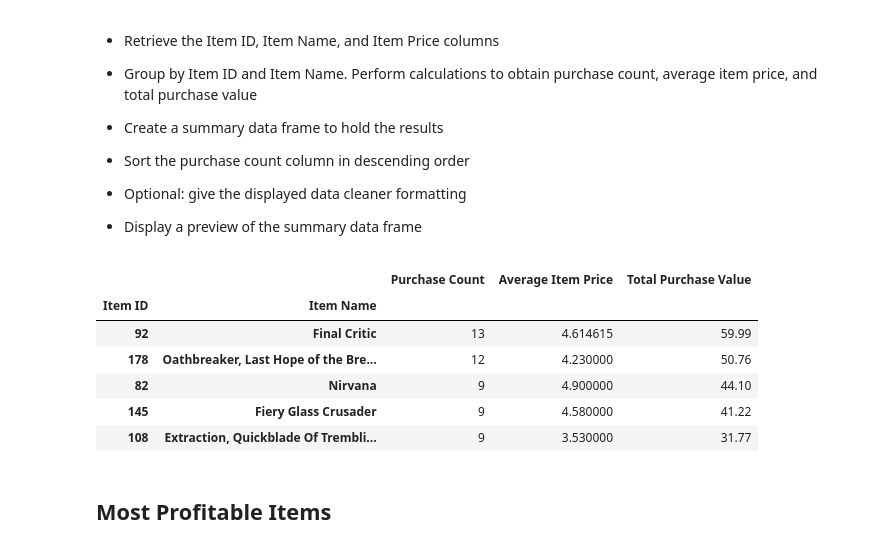
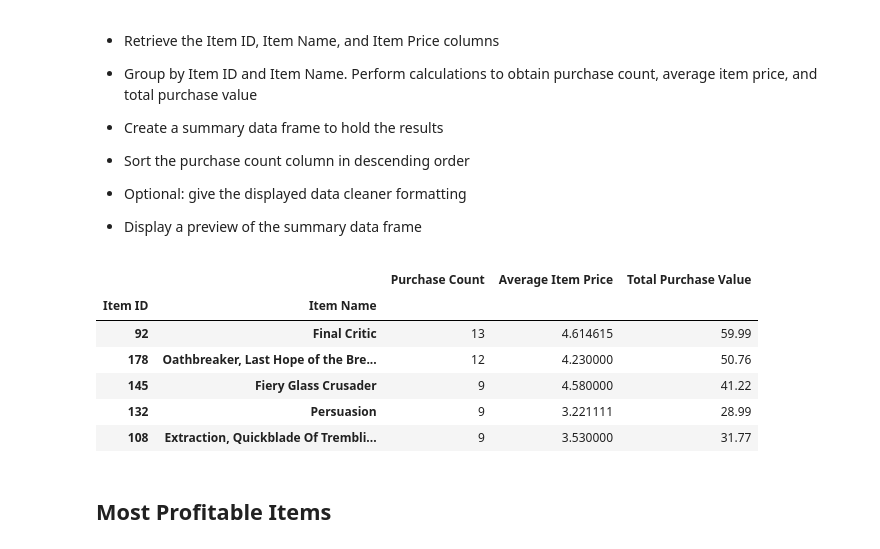
Before and after one commit to LenSin3/pandas-challenge, a Jupyter notebook: HeroesOfPymoli/HeroesOfPymoli_starter.ipynb, the cells around one changed output. Saved outputs shown, nothing was run; the diff lists cells and outputs as text; code cells hidden in the pictures.

```diff
--- a/HeroesOfPymoli/HeroesOfPymoli_starter.ipynb
+++ b/HeroesOfPymoli/HeroesOfPymoli_starter.ipynb
@@ -263,22 +263,22 @@ top_spenders_sort.head()
 # %%
 most_popular = purchase_data[['Item ID', 'Item Name', 'Price']]
 group_popular = most_popular.groupby(['Item ID', 'Item Name'])
 grp_pop_purch = group_popular['Price'].count()
 grp_pop_avgpr = group_popular['Price'].mean()
 grp_pop_totalpurch = group_popular['Price'].sum()
 
 most_popular_items = pd.DataFrame({'Purchase Count': grp_pop_purch,
                                   'Average Item Price': grp_pop_avgpr,
                                   'Total Purchase Value': grp_pop_totalpurch })
-most_popular_sorted = most_popular_items.sort_values(by=['Purchase Count', 'Average Item Price', 'Total Purchase Value'], ascending=False)
+most_popular_sorted = most_popular_items.sort_values(by=['Purchase Count'], ascending=False)
 most_popular_sorted.head()
 # %% [output]
 |  |  | Purchase Count | Average Item Price | Total Purchase Value |
 | Item ID | Item Name |  |  |  |
 | 92 | Final Critic | 13 | 4.614615 | 59.99 |
 | 178 | Oathbreaker, Last Hope of the Bre... | 12 | 4.230000 | 50.76 |
-| 82 | Nirvana | 9 | 4.900000 | 44.10 |
 | 145 | Fiery Glass Crusader | 9 | 4.580000 | 41.22 |
+| 132 | Persuasion | 9 | 3.221111 | 28.99 |
 | 108 | Extraction, Quickblade Of Trembli... | 9 | 3.530000 | 31.77 |
 # %% [markdown]
 ## Most Profitable Items
```
Also changed, not shown: parts of 1 cell of this notebook.
